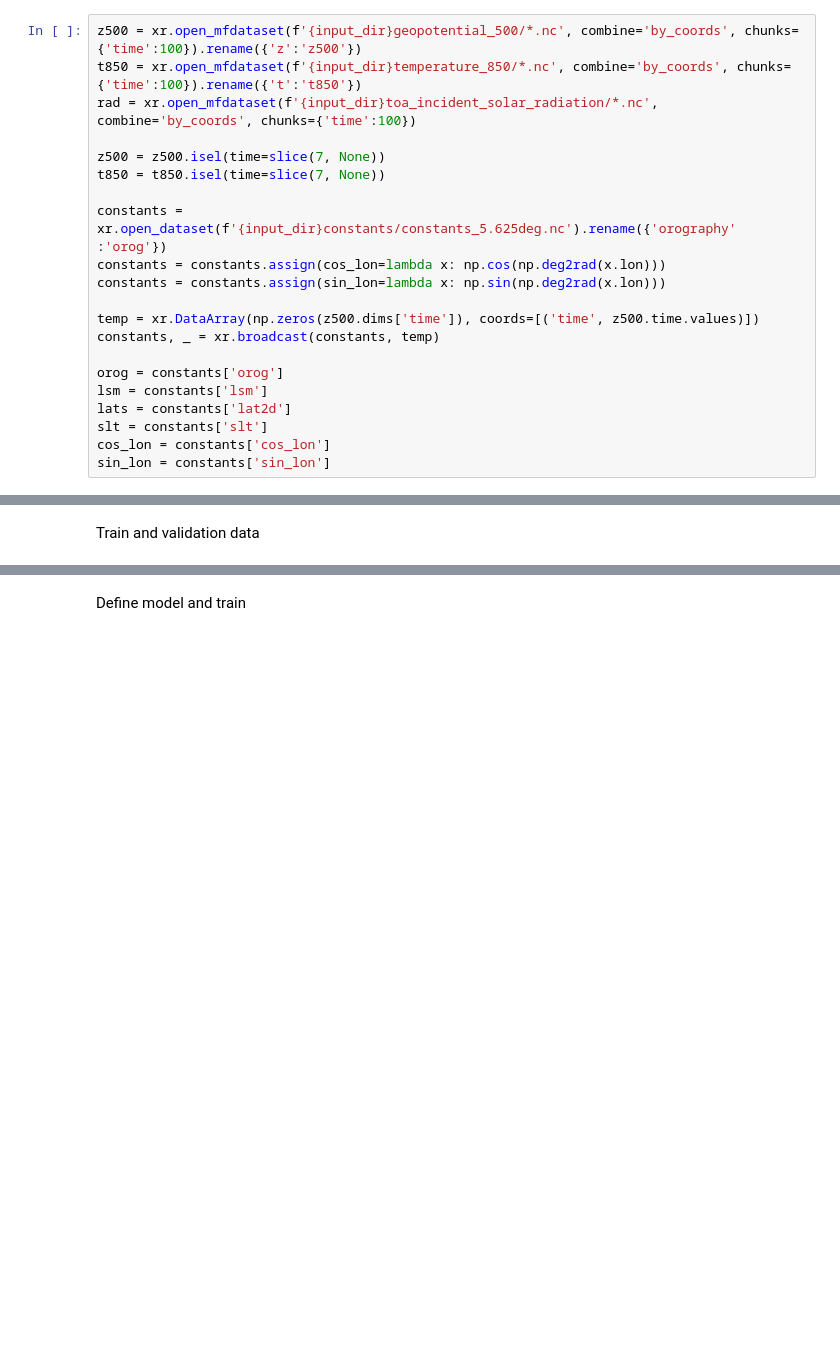
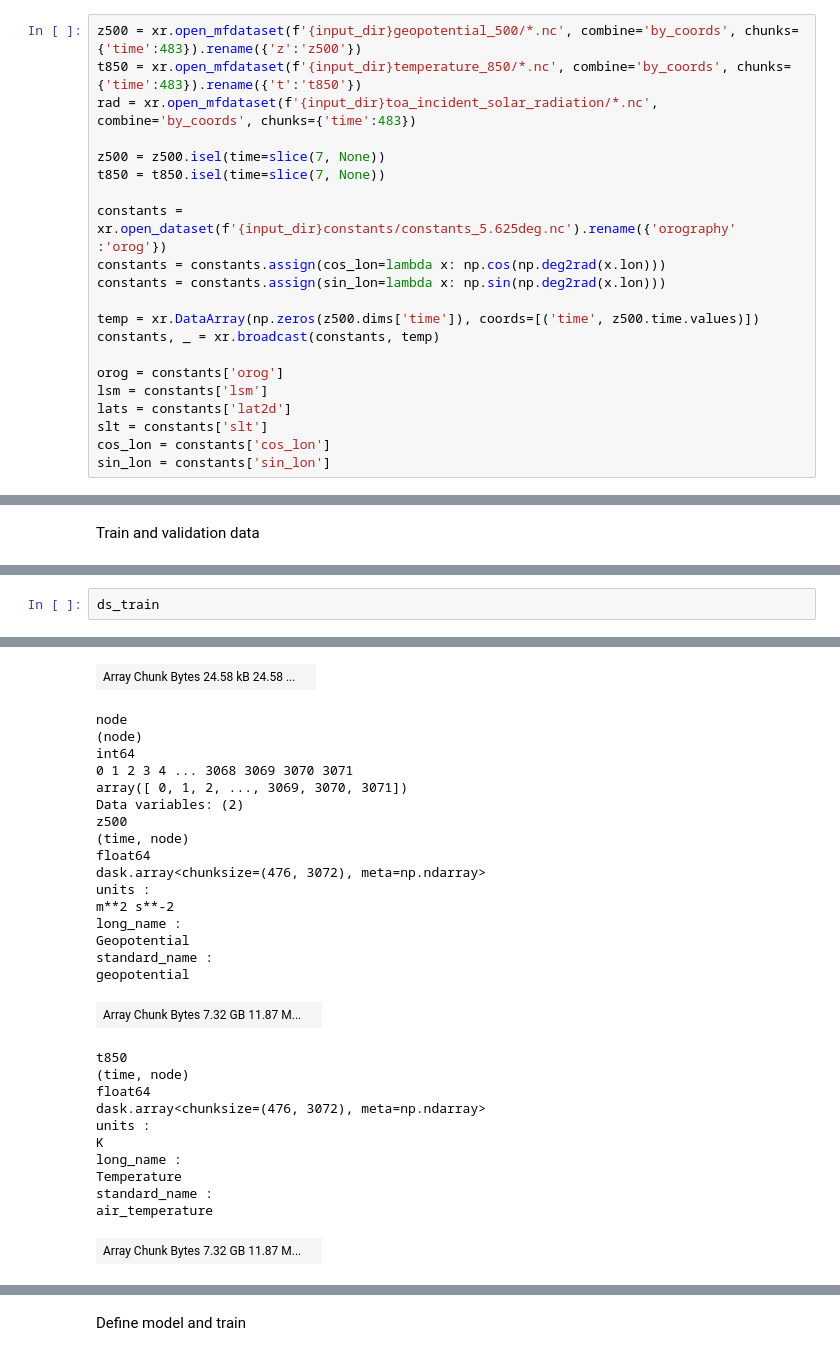
Before and after one commit to deepsphere/deepsphere-weather, a Jupyter notebook: notebooks/test_static_features-nearest.ipynb, the cells around one changed output, grey strips where cells are left out. Drawn from its saved outputs; the diff is of its cells as text; blank space fills up the shorter version.

```diff
--- a/notebooks/test_static_features-nearest.ipynb
+++ b/notebooks/test_static_features-nearest.ipynb
@@ -243,7 +230,7 @@ def create_iterative_predictions_healpix(model, device, dg):
 # %%
-z500 = xr.open_mfdataset(f'{input_dir}geopotential_500/*.nc', combine='by_coords', chunks={'time':100}).rename({'z':'z500'})
-t850 = xr.open_mfdataset(f'{input_dir}temperature_850/*.nc', combine='by_coords', chunks={'time':100}).rename({'t':'t850'})
-rad = xr.open_mfdataset(f'{input_dir}toa_incident_solar_radiation/*.nc', combine='by_coords', chunks={'time':100})
+z500 = xr.open_mfdataset(f'{input_dir}geopotential_500/*.nc', combine='by_coords', chunks={'time':483}).rename({'z':'z500'})
+t850 = xr.open_mfdataset(f'{input_dir}temperature_850/*.nc', combine='by_coords', chunks={'time':483}).rename({'t':'t850'})
+rad = xr.open_mfdataset(f'{input_dir}toa_incident_solar_radiation/*.nc', combine='by_coords', chunks={'time':483})
 
 z500 = z500.isel(time=slice(7, None))
 t850 = t850.isel(time=slice(7, None))
@@ -472,3 +475,6 @@ class WeatherBenchDatasetXarrayHealpix(Dataset):
              torch.Tensor(self.data.isel(time=idxs + 2*self.lead_time).values[:,:, 0].transpose()[:self.out_features]))
 
         return X, y
+# %%
+ds_train
+# %% [output]
@@ -474,0 +503,29 @@ class WeatherBenchDatasetXarrayHealpix(Dataset):
+| Array Chunk Bytes 24.58 kB 24.58 ... |  |
+node
+(node)
+int64
+0 1 2 3 4 ... 3068 3069 3070 3071
+array([ 0, 1, 2, ..., 3069, 3070, 3071])
+Data variables: (2)
+z500
+(time, node)
+float64
+dask.array<chunksize=(476, 3072), meta=np.ndarray>
+units :
+m**2 s**-2
+long_name :
+Geopotential
+standard_name :
+geopotential
+| Array Chunk Bytes 7.32 GB 11.87 M... |  |
+t850
+(time, node)
+float64
+dask.array<chunksize=(476, 3072), meta=np.ndarray>
+units :
+K
+long_name :
+Temperature
+standard_name :
+air_temperature
+| Array Chunk Bytes 7.32 GB 11.87 M... |  |
```
Also changed, not shown: parts of 28 cells of this notebook, 2 other files.
